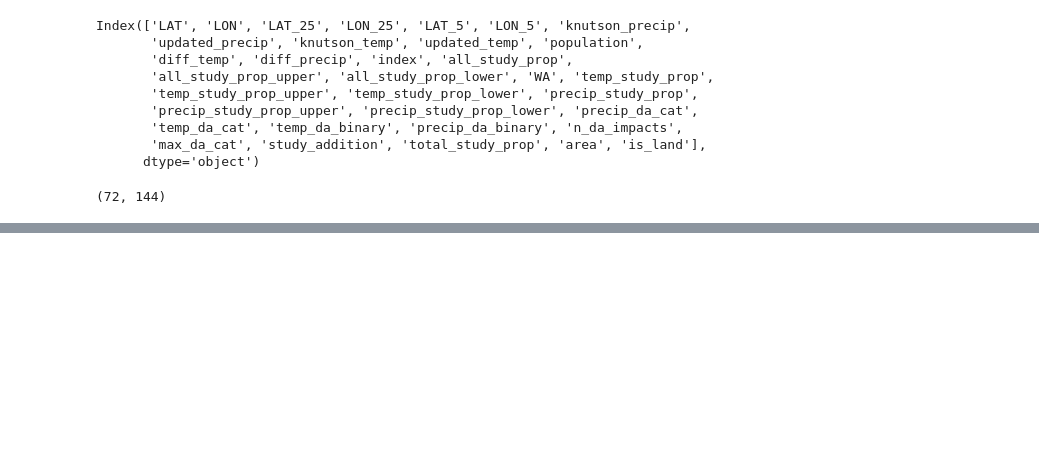
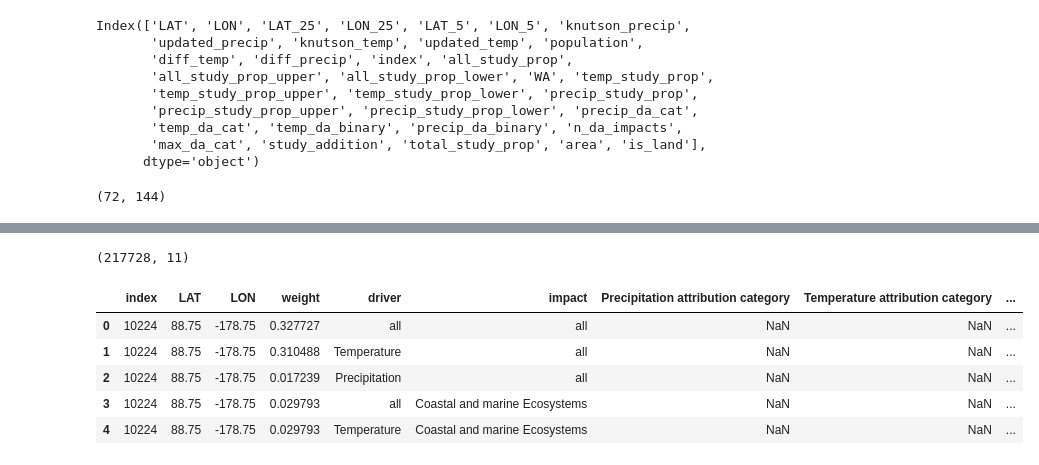
Before and after one commit to mcallaghan/interactive-impacts-map, a Jupyter notebook: transform_data.ipynb, the cells around one changed output, grey strips where cells are left out. Cells and saved outputs as stored; diff of their text form; code cells hidden in the pictures; blank space fills up the shorter version.

```diff
--- a/transform_data.ipynb
+++ b/transform_data.ipynb
@@ -178,0 +275,47 @@ with open('data/ws_data.json', 'w') as fp:
+# %%
+lots = 20
+little = 5
+
+
+#lots = 5
+#little =1
+
+def cat_evidence(df, lots, little):
+
+    df.loc[
+        (abs(df['n_da_impacts'])>0) & (df['weight']<little),"evidence_cat"
+    ] = 1
+
+    df.loc[
+        (abs(df['n_da_impacts'])>0) & (df['weight']>=little),"evidence_cat"
+    ] = 2
+
+    df.loc[
+        (abs(df['n_da_impacts'])>0) & (df['weight']>=lots),"evidence_cat"
+    ] = 3
+
+    df.loc[
+        (abs(df['n_da_impacts'])==0) & (df['weight']<little),"evidence_cat"
+    ] = 4
+
+    df.loc[
+        (abs(df['n_da_impacts'])==0) & (df['weight']>=little),"evidence_cat"
+    ] = 5
+
+    df.loc[
+        (abs(df['n_da_impacts'])==0) & (df['weight']>=lots),"evidence_cat"
+    ] = 6
+
+    return df
+
+long_df = cat_evidence(long_df, lots, little)
+print(long_df.shape)
+long_df.head()
+# %% [output]
+(217728, 11)
+|  | index | LAT | LON | weight | driver | impact | Precipitation attribution category | Temperature attribution category | ... |
+| 0 | 10224 | 88.75 | -178.75 | 0.327727 | all | all | NaN | NaN | ... |
+| 1 | 10224 | 88.75 | -178.75 | 0.310488 | Temperature | all | NaN | NaN | ... |
+| 2 | 10224 | 88.75 | -178.75 | 0.017239 | Precipitation | all | NaN | NaN | ... |
+| 3 | 10224 | 88.75 | -178.75 | 0.029793 | all | Coastal and marine Ecosystems | NaN | NaN | ... |
+| 4 | 10224 | 88.75 | -178.75 | 0.029793 | Temperature | Coastal and marine Ecosystems | NaN | NaN | ... |
```
Also changed, not shown: parts of 17 cells of this notebook, 10 other files.
